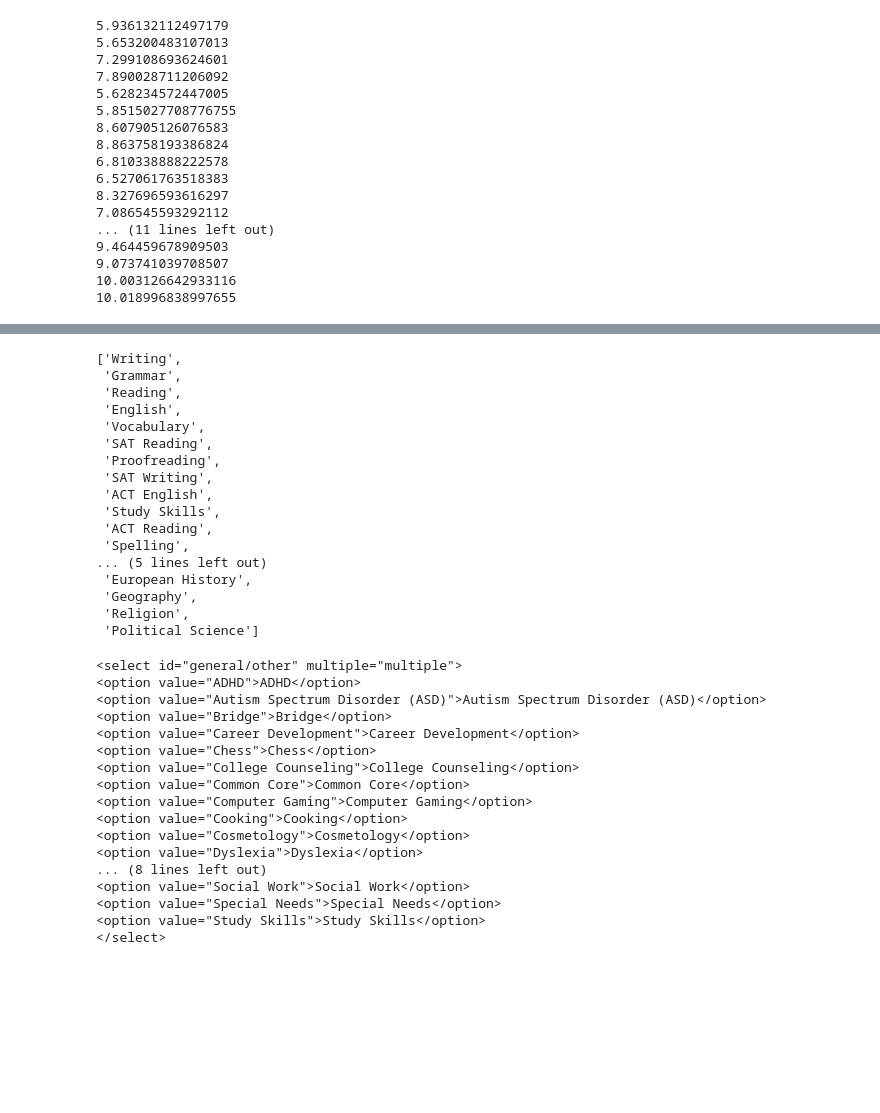
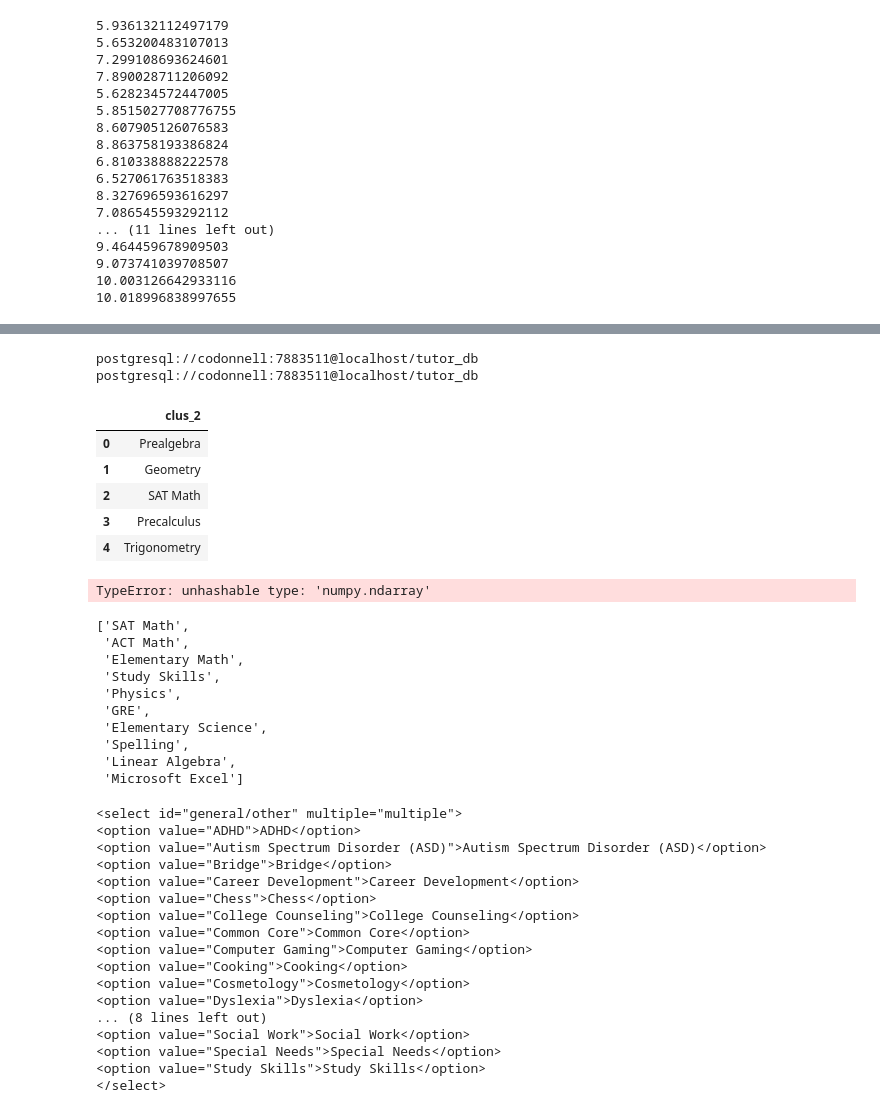
Before and after one commit to cfodonnell/Insight_Project_AsTutor, a Jupyter notebook: EDA/bio_subjects_clustering.ipynb, the cells around one changed output, grey strips where cells are left out. Drawn from its saved outputs; the diff is of its cells as text; code cells hidden in the pictures; blank space fills up the shorter version.

```diff
--- a/EDA/bio_subjects_clustering.ipynb
+++ b/EDA/bio_subjects_clustering.ipynb
@@ -407,23 +409,10 @@ for i in range(0,max(clusters)):
     cluster_subjects_df[str(i) +'_rank'] = cluster_subjects_df[i].apply(subj_rank)
     subj_ranks = cluster_subjects_df[i].apply(subj_rank)
     most_pop_subjs.append([subj_pop['subjects'].iloc[t] for t in np.sort(subj_ranks[subj_ranks!=0])])
-# %%
-most_pop_subjs[12]
-# %% [output]
-['Writing',
- 'Grammar',
- 'Reading',
- 'English',
- 'Vocabulary',
- 'SAT Reading',
- 'Proofreading',
- 'SAT Writing',
- 'ACT English',
- 'Study Skills',
- 'ACT Reading',
- 'Spelling',
-... (5 lines left out)
- 'European History',
- 'Geography',
- 'Religion',
- 'Political Science']
+# %%
+engine = create_engine('postgresql://%s:%s@localhost/%s'%(username,pswd,dbname))
+print('postgresql://%s:%s@localhost/%s'%(username,pswd,dbname))
+print(engine.url)
+# %% [output]
+postgresql://codonnell:7883511@localhost/tutor_db
+postgresql://codonnell:7883511@localhost/tutor_db
@@ -430,3 +427,45 @@ most_pop_subjs[12]
+# %%
+con = psycopg2.connect(database = dbname, user = username, host='localhost', password=pswd)
+
+# query:
+sql_query = """
+SELECT clus_""" + str(clus_assigned) + """ FROM pop_subjects
+;
+"""
+pop_subjs_sql = pd.read_sql_query(sql_query,con)
+
+pop_subjs_sql.head()
+# %% [output]
+|  | clus_2 |
+| 0 | Prealgebra |
+| 1 | Geometry |
+| 2 | SAT Math |
+| 3 | Precalculus |
+| 4 | Trigonometry |
+# %%
+list(set(pop_subjs_sql.values) - set(test_vec.split(' ')))
+# %% [output]
+TypeError: unhashable type: 'numpy.ndarray'
+# %%
+#print(test_vec.split(' '))
+ndarr = pop_subjs_sql.values.tolist()
+pop_flat = [x for sublist in ndarr for x in sublist]
+#print(ndarr)
+#print(list(set([x for sublist in ndarr for x in sublist]) - set(test_vec.split(' '))))
+#for item in pop_flat:
+missing_subs = [item for item in pop_flat if item not in test_vec.split(' ')][:10]
+missing_subs
+# %% [output]
+['SAT Math',
+ 'ACT Math',
+ 'Elementary Math',
+ 'Study Skills',
+ 'Physics',
+ 'GRE',
+ 'Elementary Science',
+ 'Spelling',
+ 'Linear Algebra',
+ 'Microsoft Excel']
 # %%
 import pickle
 filename = 'tfidf.sav'
```
Also changed, not shown: parts of 7 cells of this notebook, 29 other files.
